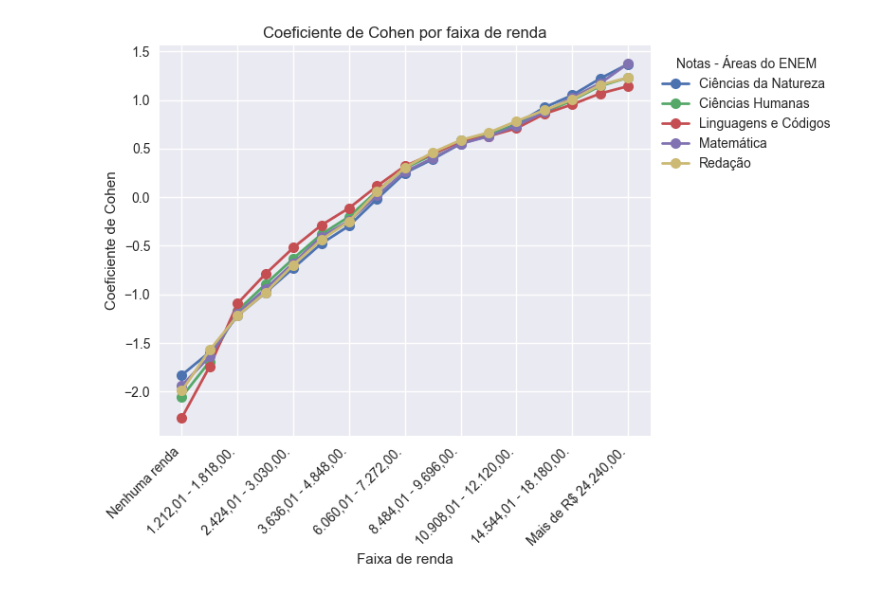
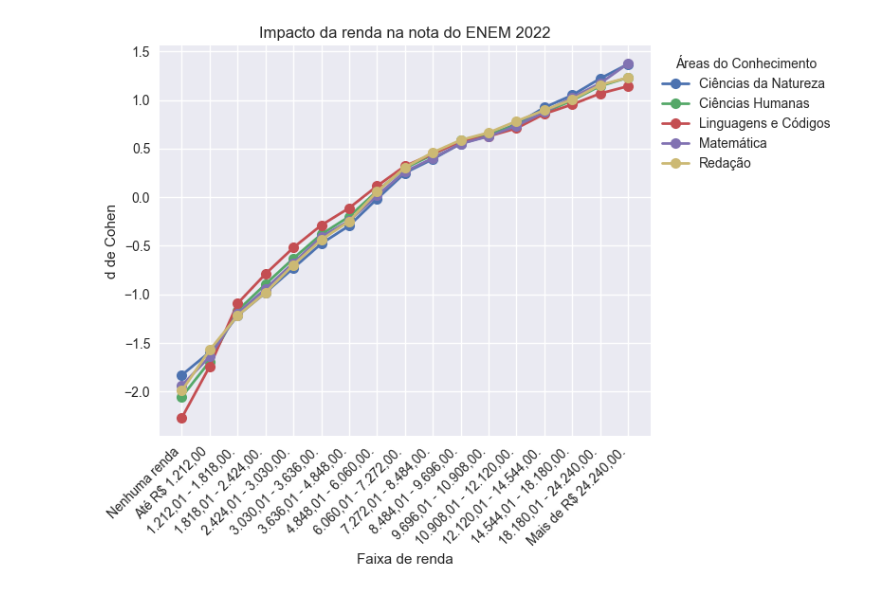
Before and after one commit to esthercaroline/APS1_CDados_tets_e_nanenena, a Jupyter notebook: aps1.ipynb, the cells around one changed output. Cells and saved outputs as stored; diff of their text form; code cells hidden in the pictures.

```diff
--- a/aps1.ipynb
+++ b/aps1.ipynb
@@ -42,8 +42,8 @@ faixas_de_renda = {
 
 }
 
-# # Renomeia os índices do DataFrame com os rótulos personalizados
-media_notas_por_renda.rename(index=faixas_de_renda, inplace=True)
+# # # Renomeia os índices do DataFrame com os rótulos personalizados
+# media_notas_por_renda.rename(index=faixas_de_renda, inplace=True)
 
 plt.style.use('seaborn')
 plt.figure(figsize=(8,6))
@@ -59,7 +59,8 @@ plt.title('Média de Notas dos Candidatos do ENEM 2022 por Faixa de Renda')
 # Legenda personalizada
 legend_labels = ['Ciências da Natureza', 'Ciências Humanas', 'Linguagens e Códigos', 'Matemática', 'Redação']
 plt.legend(legend_labels, title='Notas - Áreas do ENEM', bbox_to_anchor=(1, 1))
-plt.xticks(rotation=45, ha='right')
+labels_faixas = [faixas_de_renda[letra] for letra in media_notas_por_renda.index]
+plt.xticks(range(len(labels_faixas)), labels_faixas, rotation=45, ha='right')
 plt.tight_layout()
 
 # Exibe o gráfico
@@ -93,22 +76,23 @@ Mais de R$ 24.240,00.          1.231226
 # %%
 
 
 plt.style.use('seaborn')
 plt.figure(figsize=(8,6))
 d_cohen.plot(kind='line', marker='o', markersize=8, linewidth=2, ax=plt.gca())
 
 plt.xlabel('Faixa de renda')
-plt.ylabel('Coeficiente de Cohen')
-plt.title('Coeficiente de Cohen por faixa de renda')
+plt.ylabel('d de Cohen')
+plt.title('Impacto da renda na nota do ENEM 2022')
 
 legend_labels = ['Ciências da Natureza', 'Ciências Humanas', 'Linguagens e Códigos', 'Matemática', 'Redação']
-plt.legend(legend_labels, title='Notas - Áreas do ENEM', bbox_to_anchor=(1, 1))
-plt.xticks(rotation=45, ha='right')
+plt.legend(legend_labels, title='Áreas do Conhecimento', bbox_to_anchor=(1, 1))
+labels_faixas = [faixas_de_renda[letra] for letra in d_cohen.index]
+plt.xticks(range(len(labels_faixas)), labels_faixas, rotation=45, ha='right')
 plt.tight_layout()
 
 plt.show()
 # %% [output]
-[figure, old version]
+[figure, new version]
 # %%
 # Parte 3
 # Contas
```
Also changed, not shown: parts of 8 cells of this notebook.
